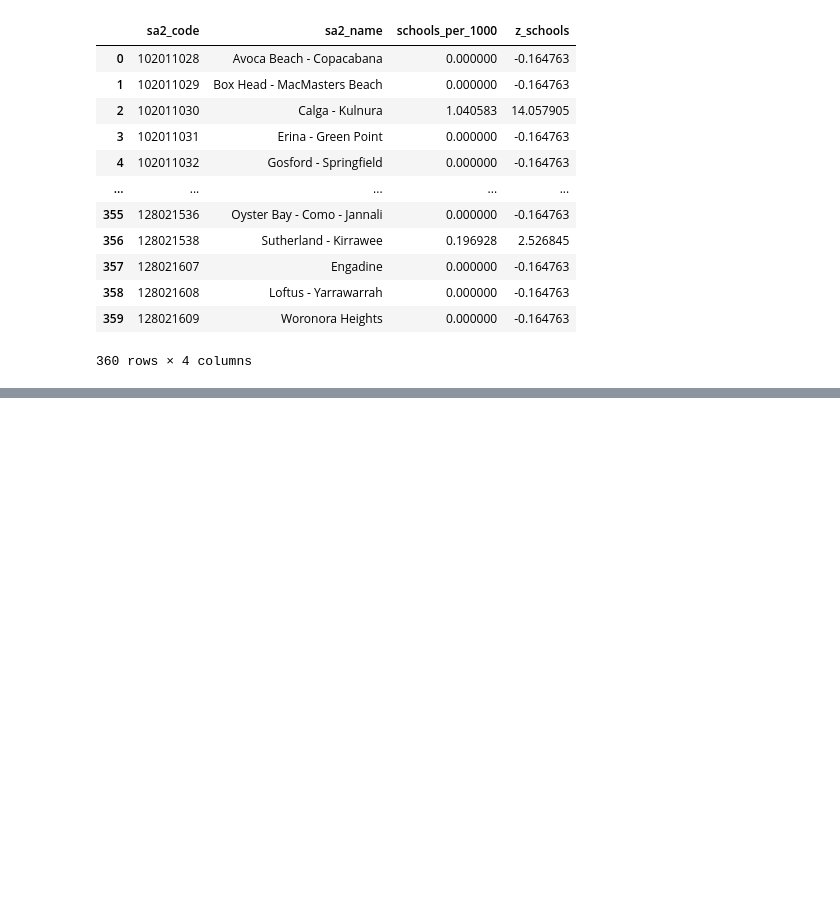
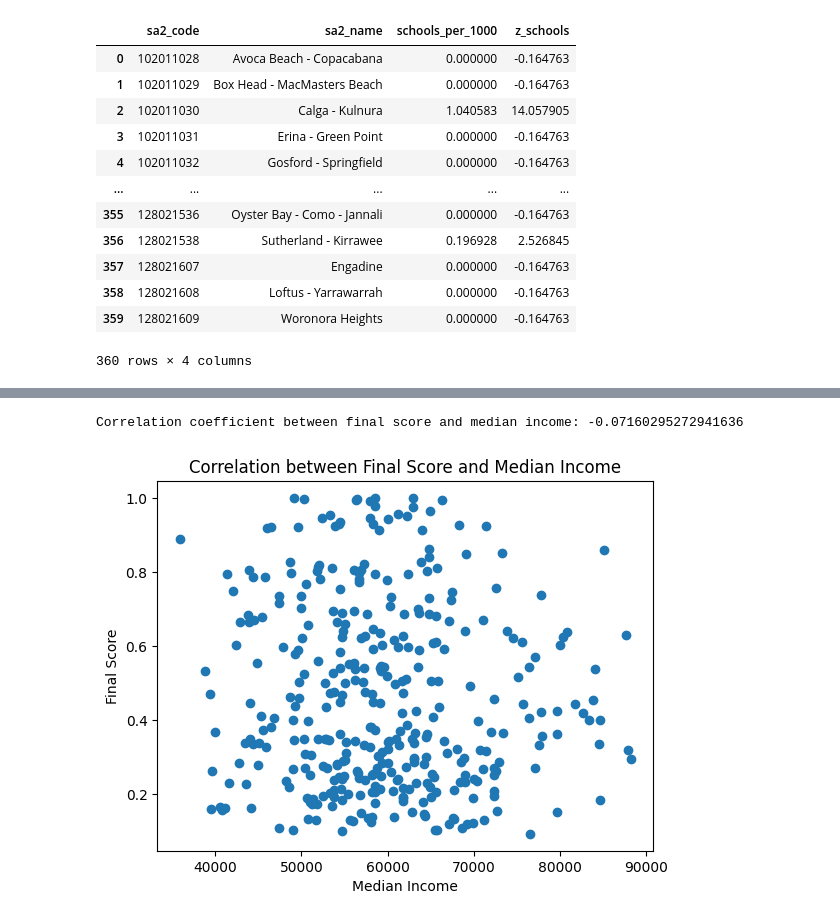
Before and after one commit to Loki4099/data2001_assignment, a Jupyter notebook: final_assignment.ipynb, the cells around one changed output, grey strips where cells are left out. Saved outputs shown, nothing was run; the diff lists cells and outputs as text; code cells hidden in the pictures; blank space fills up the shorter version.

```diff
--- a/final_assignment.ipynb
+++ b/final_assignment.ipynb
@@ -1401,4 +1398,4 @@ print(schools_data)
 
 [360 rows x 4 columns]
 # %%
-query(conn, text("select * from sydney.income"))
+df_income=query(conn, text("select * from sydney.income"))
@@ -1569,0 +1865,22 @@ print(df_merged[['sa2_code', 'sa2_name', 'final_score']])
+# %%
+import pandas as pd
+
+df_merged = pd.merge(df_merged, df_income, on='sa2_code')
+
+# Calculate the correlation coefficient
+correlation = df_merged['final_score'].corr(df_merged['median_income'])
+
+# Output the correlation
+print(f'Correlation coefficient between final score and median income: {correlation}')
+
+# Optional: Plot the results
+import matplotlib.pyplot as plt
+
+plt.scatter(df_merged['median_income'], df_merged['final_score'])
+plt.xlabel('Median Income')
+plt.ylabel('Final Score')
+plt.title('Correlation between Final Score and Median Income')
+plt.show()
+# %% [output]
+Correlation coefficient between final score and median income: -0.07160295272941636
+[figure, added]
```
Also changed, not shown: parts of 20 cells of this notebook.
